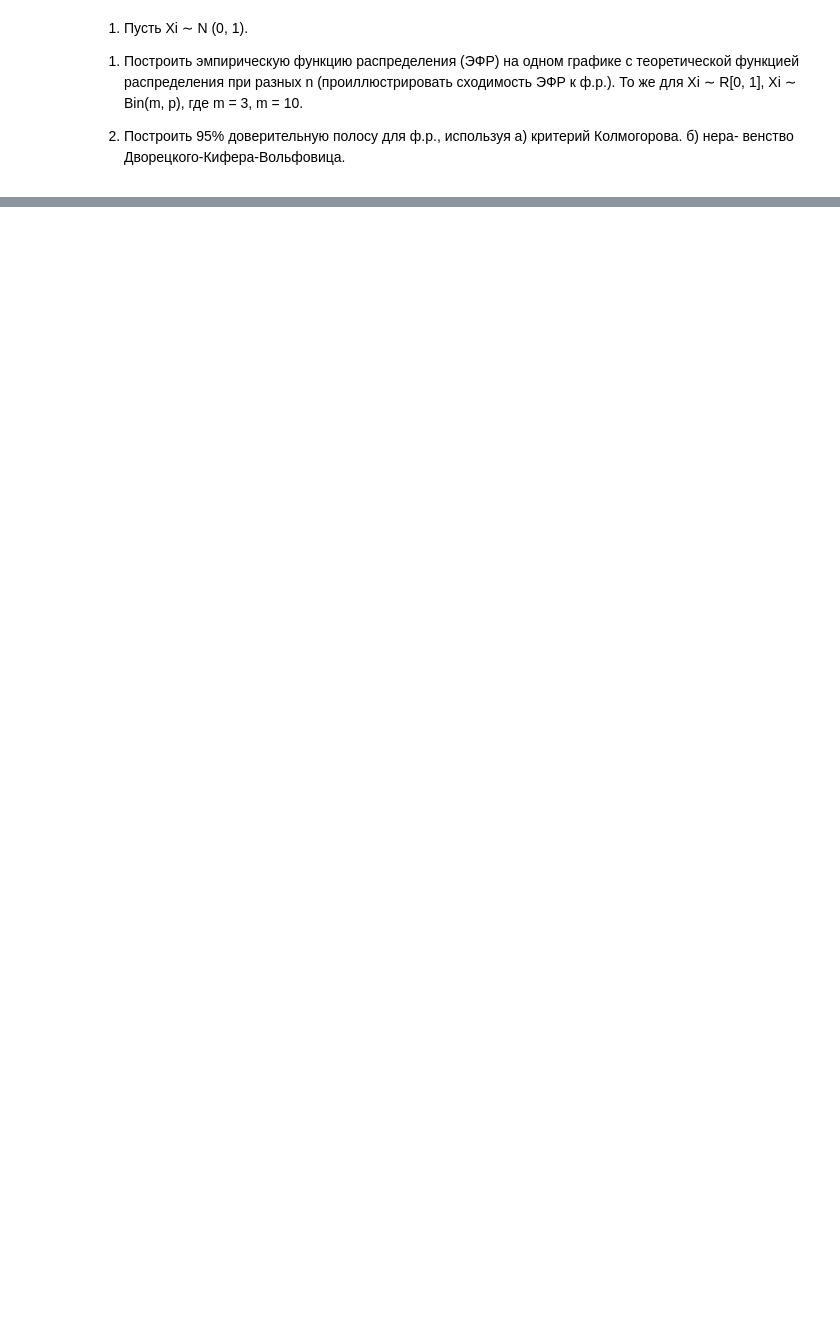
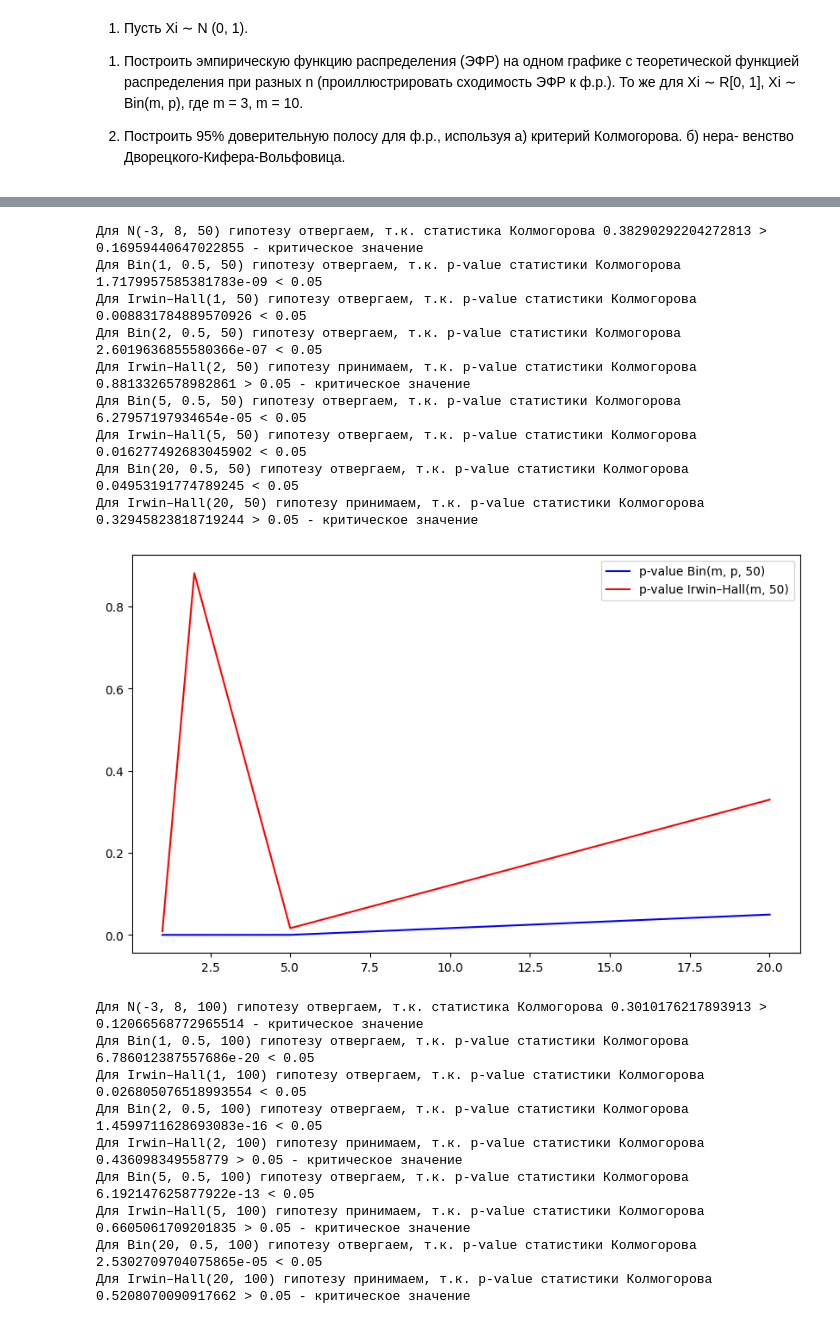
Before and after one commit to atirmargo/Statistics-Lab, a Jupyter notebook: 12th.ipynb, the cells around one changed output, grey strips where cells are left out. Cells and saved outputs as stored; diff of their text form; code cells hidden in the pictures; blank space fills up the shorter version.

```diff
--- a/12th.ipynb
+++ b/12th.ipynb
@@ -108,0 +120,62 @@ bild_empirical_distribution_func(n_values, p, m_values)
+# %%
+def kormogorov_test(n_values, alpha, m_values, p):
+    for n in n_values:
+        y_sample_norm = np.random.normal(-3, 8, n)
+        x_sample_a = (y_sample_norm + 3) / np.sqrt(8)
+        d_alpha = stats.ksone.isf(alpha, n)
+        result_norm = stats.kstest(x_sample_a, 'norm', args=(0, 1))
+        if result_norm.statistic > d_alpha:
+            print(f"Для N(-3, 8, {n}) гипотезу отвергаем, т.к. статистика Колмогорова {result_norm.statistic} > {d_alpha} - критическое значение")
+        else:
+            print(f"Для N(-3, 8, {n}) гипотезу принимаем, т.к. статистика Колмогорова {result_norm.statistic} < {d_alpha} - критическое значение")
+        pvalue_values_bin = []
+        pvalue_values_ih = []
+        for m in m_values:
+            y_sample_bin = np.random.binomial(m, p, n)
+            x_sample_b = (y_sample_bin - (m * p)) / np.sqrt(n * p * (1 - p))
+            result_bin = stats.kstest(x_sample_b, 'norm', args=(0, 1))
+            pvalue_values_bin.append(result_bin.pvalue)
+            if result_bin.pvalue > alpha:  # p-value = P(D_n > D_observed) = 1 - F(D_observed)
+                print(f"Для Bin({m}, {p}, {n}) гипотезу принимаем, т.к. p-value статистики Колмогорова {result_bin.pvalue} > {alpha} - критическое значение")
+            else:
+                print(f"Для Bin({m}, {p}, {n}) гипотезу отвергаем, т.к. p-value статистики Колмогорова {result_bin.pvalue} < {alpha}")
+            y_sample_ih = np.random.uniform(0, 1, (n, m)).sum(axis=1) #Ирвин-Холл
+            x_sample_c = (y_sample_ih - m / 2) / np.sqrt(m / 12)
+            result_ih = stats.kstest(x_sample_c, 'norm', args=(0, 1))
+            pvalue_values_ih.append(result_ih.pvalue)
+            if result_ih.pvalue > alpha:
+                print(f"Для Irwin–Hall({m}, {n}) гипотезу принимаем, т.к. p-value статистики Колмогорова {result_ih.pvalue} > {alpha} - критическое значение")
+            else:
+                print(f"Для Irwin–Hall({m}, {n}) гипотезу отвергаем, т.к. p-value статистики Колмогорова {result_ih.pvalue} < {alpha}")
+        plt.figure(figsize=(10, 6))
+        plt.plot(m_values, pvalue_values_bin, color = 'blue', label = f'p-value Bin(m, p, {n})')
+        plt.plot(m_values, pvalue_values_ih, color = 'red', label = f'p-value Irwin–Hall(m, {n})')
+        plt.legend()
+        plt.show()
+
+
+n_values = [50, 100, 500]
+alpha = 0.05
+m_values = [1, 2, 5, 20]
+p = 1/2
+kormogorov_test(n_values, alpha, m_values, p)
+# %% [output]
+Для N(-3, 8, 50) гипотезу отвергаем, т.к. статистика Колмогорова 0.38290292204272813 > 0.16959440647022855 - критическое значение
+Для Bin(1, 0.5, 50) гипотезу отвергаем, т.к. p-value статистики Колмогорова 1.7179957585381783e-09 < 0.05
+Для Irwin–Hall(1, 50) гипотезу отвергаем, т.к. p-value статистики Колмогорова 0.008831784889570926 < 0.05
+Для Bin(2, 0.5, 50) гипотезу отвергаем, т.к. p-value статистики Колмогорова 2.6019636855580366e-07 < 0.05
+Для Irwin–Hall(2, 50) гипотезу принимаем, т.к. p-value статистики Колмогорова 0.8813326578982861 > 0.05 - критическое значение
+Для Bin(5, 0.5, 50) гипотезу отвергаем, т.к. p-value статистики Колмогорова 6.27957197934654e-05 < 0.05
+Для Irwin–Hall(5, 50) гипотезу отвергаем, т.к. p-value статистики Колмогорова 0.016277492683045902 < 0.05
+Для Bin(20, 0.5, 50) гипотезу отвергаем, т.к. p-value статистики Колмогорова 0.04953191774789245 < 0.05
+Для Irwin–Hall(20, 50) гипотезу принимаем, т.к. p-value статистики Колмогорова 0.32945823818719244 > 0.05 - критическое значение
+[figure, added]
+Для N(-3, 8, 100) гипотезу отвергаем, т.к. статистика Колмогорова 0.3010176217893913 > 0.12066568772965514 - критическое значение
+Для Bin(1, 0.5, 100) гипотезу отвергаем, т.к. p-value статистики Колмогорова 6.786012387557686e-20 < 0.05
+Для Irwin–Hall(1, 100) гипотезу отвергаем, т.к. p-value статистики Колмогорова 0.026805076518993554 < 0.05
+Для Bin(2, 0.5, 100) гипотезу отвергаем, т.к. p-value статистики Колмогорова 1.4599711628693083e-16 < 0.05
+Для Irwin–Hall(2, 100) гипотезу принимаем, т.к. p-value статистики Колмогорова 0.436098349558779 > 0.05 - критическое значение
+Для Bin(5, 0.5, 100) гипотезу отвергаем, т.к. p-value статистики Колмогорова 6.192147625877922e-13 < 0.05
+Для Irwin–Hall(5, 100) гипотезу принимаем, т.к. p-value статистики Колмогорова 0.6605061709201835 > 0.05 - критическое значение
+Для Bin(20, 0.5, 100) гипотезу отвергаем, т.к. p-value статистики Колмогорова 2.5302709704075865e-05 < 0.05
+Для Irwin–Hall(20, 100) гипотезу принимаем, т.к. p-value статистики Колмогорова 0.5208070090917662 > 0.05 - критическое значение
```
Also changed, not shown: parts of 5 cells of this notebook, 2 other files.
